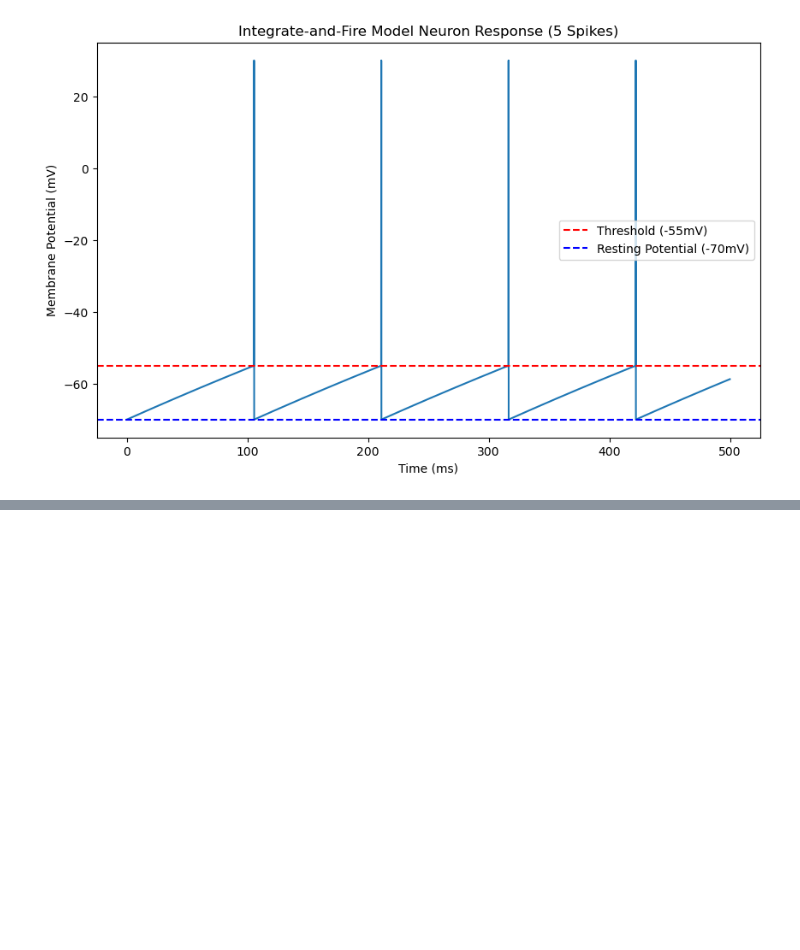
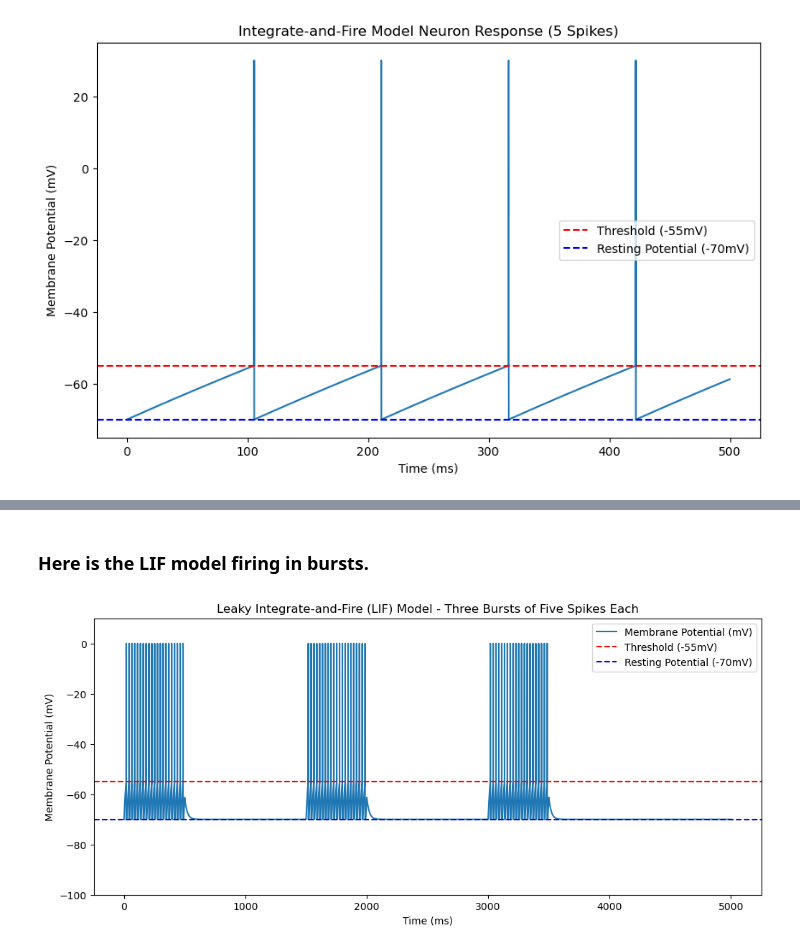
Before and after one commit to smithani8/1.25.2025_Group_1_Homework2_ProjectPart_2, a Jupyter notebook: 1.25.2025 GROUP HOMEWORK II.ipynb, the cells around one changed output, grey strips where cells are left out. Cells and saved outputs as stored; diff of their text form; code cells hidden in the pictures; blank space fills up the shorter version.

```diff
--- a/1.25.2025 GROUP HOMEWORK II.ipynb
+++ b/1.25.2025 GROUP HOMEWORK II.ipynb
@@ -77,0 +162,59 @@ The project took about 30 minutes per person, so around 3.5 hours for total work
+# %% [markdown]
+### Here is the LIF model firing in bursts.
+# %%
+import numpy as np
+import matplotlib.pyplot as plt
+
+# Simulation parameters
+dt = 0.1  # Time step (ms)
+T = 5000  # Total time (ms) to fit 3 bursts
+time = np.arange(0, T, dt)
+
+# LIF model parameters
+V_rest = -70  # Resting potential (mV)
+V_thresh = -55  # Threshold potential (mV)
+V_reset = -70  # Reset potential after spike (mV)
+R = 10  # Membrane resistance (MΩ)
+tau = 20  # Membrane time constant (ms)
+refractory_period = 5  # Refractory period (ms)
+burst_duration = 500  # Each burst lasts 500 ms
+rest_duration = 1000  # Rest period of 1000 ms
+
+# Define the input current pattern for bursts
+I = np.zeros(len(time))
+burst_times = [0, 1500, 3000]  # Start times of bursts (every 1.5 sec)
+
+for burst_start in burst_times:
+    burst_end = burst_start + burst_duration
+    I[(time >= burst_start) & (time < burst_end)] = 2.5  # Strong current during bursts
+
+# Initialize variables
+V = np.ones(len(time)) * V_rest
+t_refractory = 0  # Tracks refractory period
+
+# Simulate LIF neuron dynamics
+for t in range(1, len(time)):
+    if t_refractory > 0:  # Refractory period
+        V[t] = V_reset
+        t_refractory -= dt
+    else:
+        dV = (-(V[t-1] - V_rest) + R * I[t]) * (dt / tau)
+        V[t] = V[t-1] + dV
+
+        if V[t] >= V_thresh:  # Fire a spike
+            V[t] = 0  # Artificial spike for visualization
+            t_refractory = refractory_period  # Apply refractory period
+
+# Plot results
+plt.figure(figsize=(12, 5))
+plt.plot(time, V, label="Membrane Potential (mV)")
+plt.axhline(y=V_thresh, color='r', linestyle='--', label="Threshold (-55mV)")
+plt.axhline(y=V_rest, color='b', linestyle='--', label="Resting Potential (-70mV)")
+plt.xlabel("Time (ms)")
+plt.ylabel("Membrane Potential (mV)")
+plt.ylim(-100, 10)
+plt.title("Leaky Integrate-and-Fire (LIF) Model - Three Bursts of Five Spikes Each")
+plt.legend()
+plt.show()
+# %% [output]
+[figure, added]
```
Also changed, not shown: parts of 10 cells of this notebook.
